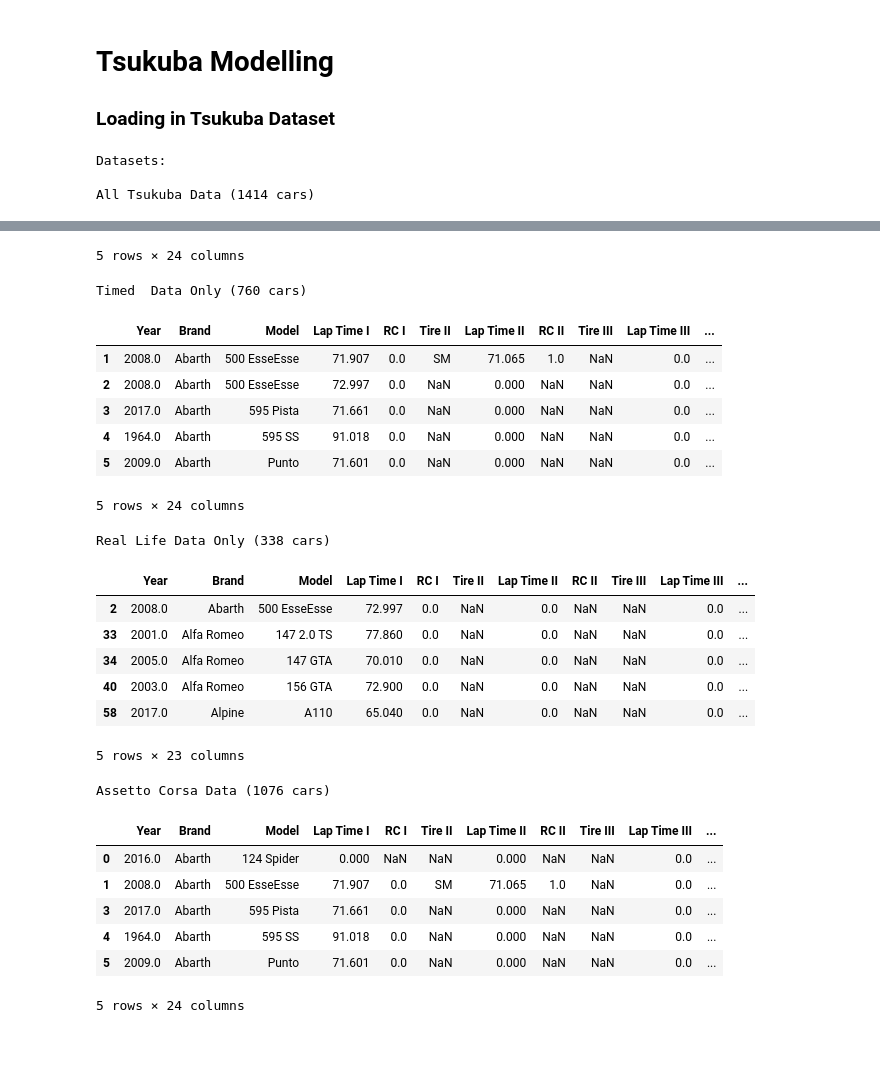
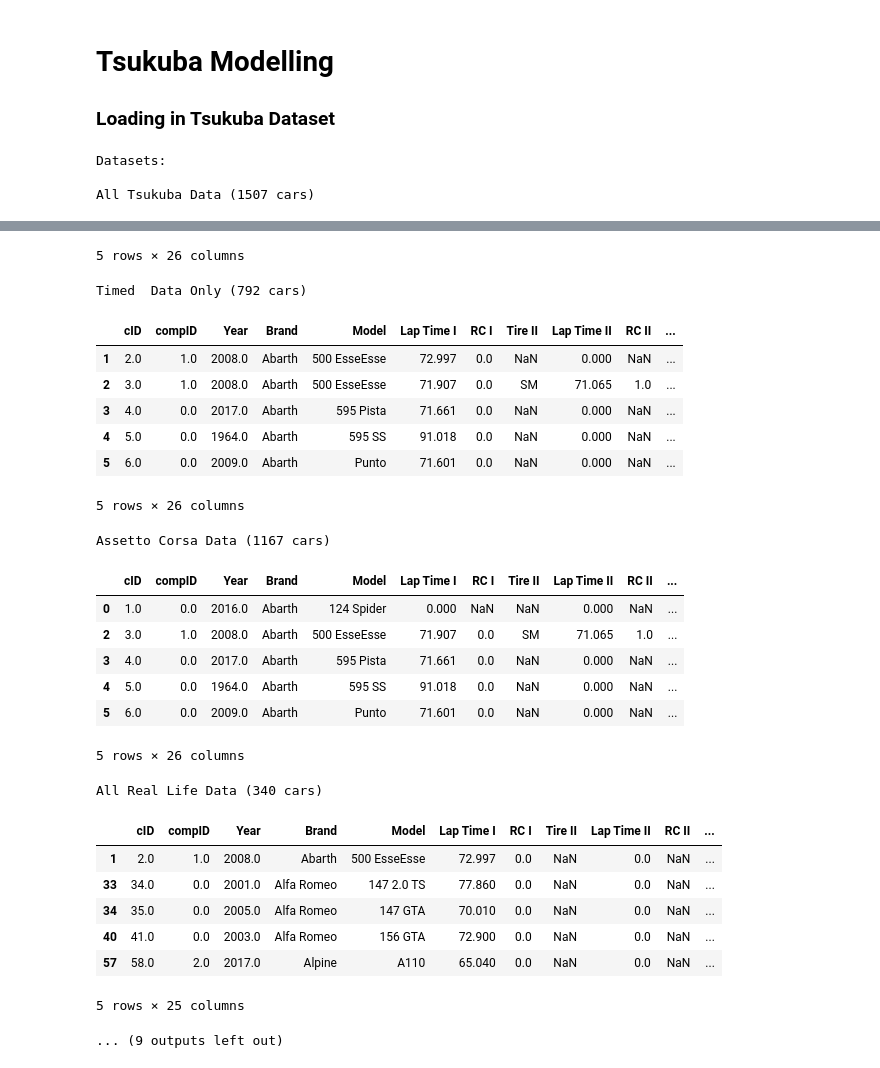
Before and after one commit to zaki1503/tsukuba_modelling, a Jupyter notebook: TsukubaNotebook.ipynb, the cells around one changed output, grey strips where cells are left out. Saved outputs shown, nothing was run; the diff lists cells and outputs as text; code cells hidden in the pictures.

```diff
--- a/TsukubaNotebook.ipynb
+++ b/TsukubaNotebook.ipynb
@@ -11,7 +11,7 @@ import statsmodels.api as sm
 
 ### Loading in Tsukuba Dataset
 # %%
-tsukuba = pd.read_csv("data/tsukuba_ac.csv").iloc[:,:24]
+tsukuba = pd.read_csv("data/tsukuba_ac.csv").iloc[:,:26]
 tsukuba = tsukuba[tsukuba['P/W (hp/t)'] != '#DIV/0!']
 tsukuba['P/W (hp/t)'] = tsukuba['P/W (hp/t)'].apply(np.float64)
 tsukuba['Year'] = tsukuba['Year'].apply(np.float64)
@@ -40,11 +40,20 @@ tsukuba_timed = (
     tsukuba.loc[tsukuba['Lap Time I'] > 0]
 )
 
-tsukuba_irl = (
-    tsukuba.loc[tsukuba['Source']=='irl']
+tsukuba_ac = tsukuba.loc[tsukuba['Source']!='irl']
+
+tsukuba_all_irl = (
+    tsukuba.loc[(tsukuba['Source']=='irl')]
     .drop(columns=['Author']))
 
-tsukuba_ac = tsukuba.loc[tsukuba['Source']!='irl']
+tsukuba_irl = (
+    tsukuba.loc[(tsukuba['Source']=='irl')&
+                (tsukuba["compID"]==0)]
+    .drop(columns=['Author']))
+
+tsukuba_test_set = tsukuba.loc[tsukuba["compID"]>0]
+
+tsukuba_test_set_irl = tsukuba_test_set.loc[tsukuba['Source']=='irl']
 # %%
 txt = " ({numcar} cars)"
 
@@ -53,11 +62,17 @@ print("All Tsukuba Data"+txt.format(numcar = tsukuba.shape[0]))
 display(tsukuba.head())
 print("\nTimed  Data Only"+txt.format(numcar = tsukuba_timed.shape[0]))
 display(tsukuba_timed.head())
-print("\nReal Life Data Only"+txt.format(numcar = tsukuba_irl.shape[0]))
-display(tsukuba_irl.head())
 print("\nAssetto Corsa Data"+txt.format(numcar = tsukuba_ac.shape[0]))
 display(tsukuba_ac.head())
+print("\nAll Real Life Data"+txt.format(numcar = tsukuba_all_irl.shape[0]))
+display(tsukuba_all_irl.head())
+print("\nReal Life Only Data"+txt.format(numcar = tsukuba_irl.shape[0]))
+display(tsukuba_irl.head())
+print("\nTest Set (Direct Comparisons)"+txt.format(numcar = tsukuba_test_set.shape[0]))
+display(tsukuba_test_set.head())
+print("\nTest Set (IRL)"+txt.format(numcar = tsukuba_test_set_irl.shape[0]))
+display(tsukuba_test_set_irl.head())
 # %% [output]
 Datasets:
 
-All Tsukuba Data (1414 cars)
+All Tsukuba Data (1507 cars)
@@ -70,28 +85,29 @@ All Tsukuba Data (1414 cars)
-5 rows × 24 columns
+5 rows × 26 columns
-Timed  Data Only (760 cars)
+Timed  Data Only (792 cars)
-|  | Year | Brand | Model | Lap Time I | RC I | Tire II | Lap Time II | RC II | Tire III | Lap Time III | ... |
-| 1 | 2008.0 | Abarth | 500 EsseEsse | 71.907 | 0.0 | SM | 71.065 | 1.0 | NaN | 0.0 | ... |
-| 2 | 2008.0 | Abarth | 500 EsseEsse | 72.997 | 0.0 | NaN | 0.000 | NaN | NaN | 0.0 | ... |
-| 3 | 2017.0 | Abarth | 595 Pista | 71.661 | 0.0 | NaN | 0.000 | NaN | NaN | 0.0 | ... |
-| 4 | 1964.0 | Abarth | 595 SS | 91.018 | 0.0 | NaN | 0.000 | NaN | NaN | 0.0 | ... |
-| 5 | 2009.0 | Abarth | Punto | 71.601 | 0.0 | NaN | 0.000 | NaN | NaN | 0.0 | ... |
+|  | cID | compID | Year | Brand | Model | Lap Time I | RC I | Tire II | Lap Time II | RC II | ... |
+| 1 | 2.0 | 1.0 | 2008.0 | Abarth | 500 EsseEsse | 72.997 | 0.0 | NaN | 0.000 | NaN | ... |
+| 2 | 3.0 | 1.0 | 2008.0 | Abarth | 500 EsseEsse | 71.907 | 0.0 | SM | 71.065 | 1.0 | ... |
+| 3 | 4.0 | 0.0 | 2017.0 | Abarth | 595 Pista | 71.661 | 0.0 | NaN | 0.000 | NaN | ... |
+| 4 | 5.0 | 0.0 | 1964.0 | Abarth | 595 SS | 91.018 | 0.0 | NaN | 0.000 | NaN | ... |
+| 5 | 6.0 | 0.0 | 2009.0 | Abarth | Punto | 71.601 | 0.0 | NaN | 0.000 | NaN | ... |
-5 rows × 24 columns
+5 rows × 26 columns
-Real Life Data Only (338 cars)
+Assetto Corsa Data (1167 cars)
-|  | Year | Brand | Model | Lap Time I | RC I | Tire II | Lap Time II | RC II | Tire III | Lap Time III | ... |
-| 2 | 2008.0 | Abarth | 500 EsseEsse | 72.997 | 0.0 | NaN | 0.0 | NaN | NaN | 0.0 | ... |
-| 33 | 2001.0 | Alfa Romeo | 147 2.0 TS | 77.860 | 0.0 | NaN | 0.0 | NaN | NaN | 0.0 | ... |
-| 34 | 2005.0 | Alfa Romeo | 147 GTA | 70.010 | 0.0 | NaN | 0.0 | NaN | NaN | 0.0 | ... |
-| 40 | 2003.0 | Alfa Romeo | 156 GTA | 72.900 | 0.0 | NaN | 0.0 | NaN | NaN | 0.0 | ... |
-| 58 | 2017.0 | Alpine | A110 | 65.040 | 0.0 | NaN | 0.0 | NaN | NaN | 0.0 | ... |
+|  | cID | compID | Year | Brand | Model | Lap Time I | RC I | Tire II | Lap Time II | RC II | ... |
+| 0 | 1.0 | 0.0 | 2016.0 | Abarth | 124 Spider | 0.000 | NaN | NaN | 0.000 | NaN | ... |
+| 2 | 3.0 | 1.0 | 2008.0 | Abarth | 500 EsseEsse | 71.907 | 0.0 | SM | 71.065 | 1.0 | ... |
+| 3 | 4.0 | 0.0 | 2017.0 | Abarth | 595 Pista | 71.661 | 0.0 | NaN | 0.000 | NaN | ... |
+| 4 | 5.0 | 0.0 | 1964.0 | Abarth | 595 SS | 91.018 | 0.0 | NaN | 0.000 | NaN | ... |
+| 5 | 6.0 | 0.0 | 2009.0 | Abarth | Punto | 71.601 | 0.0 | NaN | 0.000 | NaN | ... |
-5 rows × 23 columns
+5 rows × 26 columns
-Assetto Corsa Data (1076 cars)
+All Real Life Data (340 cars)
-|  | Year | Brand | Model | Lap Time I | RC I | Tire II | Lap Time II | RC II | Tire III | Lap Time III | ... |
-| 0 | 2016.0 | Abarth | 124 Spider | 0.000 | NaN | NaN | 0.000 | NaN | NaN | 0.0 | ... |
-| 1 | 2008.0 | Abarth | 500 EsseEsse | 71.907 | 0.0 | SM | 71.065 | 1.0 | NaN | 0.0 | ... |
-| 3 | 2017.0 | Abarth | 595 Pista | 71.661 | 0.0 | NaN | 0.000 | NaN | NaN | 0.0 | ... |
-| 4 | 1964.0 | Abarth | 595 SS | 91.018 | 0.0 | NaN | 0.000 | NaN | NaN | 0.0 | ... |
-| 5 | 2009.0 | Abarth | Punto | 71.601 | 0.0 | NaN | 0.000 | NaN | NaN | 0.0 | ... |
+|  | cID | compID | Year | Brand | Model | Lap Time I | RC I | Tire II | Lap Time II | RC II | ... |
+| 1 | 2.0 | 1.0 | 2008.0 | Abarth | 500 EsseEsse | 72.997 | 0.0 | NaN | 0.0 | NaN | ... |
+| 33 | 34.0 | 0.0 | 2001.0 | Alfa Romeo | 147 2.0 TS | 77.860 | 0.0 | NaN | 0.0 | NaN | ... |
+| 34 | 35.0 | 0.0 | 2005.0 | Alfa Romeo | 147 GTA | 70.010 | 0.0 | NaN | 0.0 | NaN | ... |
+| 40 | 41.0 | 0.0 | 2003.0 | Alfa Romeo | 156 GTA | 72.900 | 0.0 | NaN | 0.0 | NaN | ... |
+| 57 | 58.0 | 2.0 | 2017.0 | Alpine | A110 | 65.040 | 0.0 | NaN | 0.0 | NaN | ... |
-5 rows × 24 columns
+5 rows × 25 columns
+... (9 outputs left out)
 # %%
 assert tsukuba_ac.shape[0] + tsukuba_irl.shape[0] == tsukuba.shape[0]
 # %%
```
Also changed, not shown: parts of 9 cells of this notebook, 2 other files.
